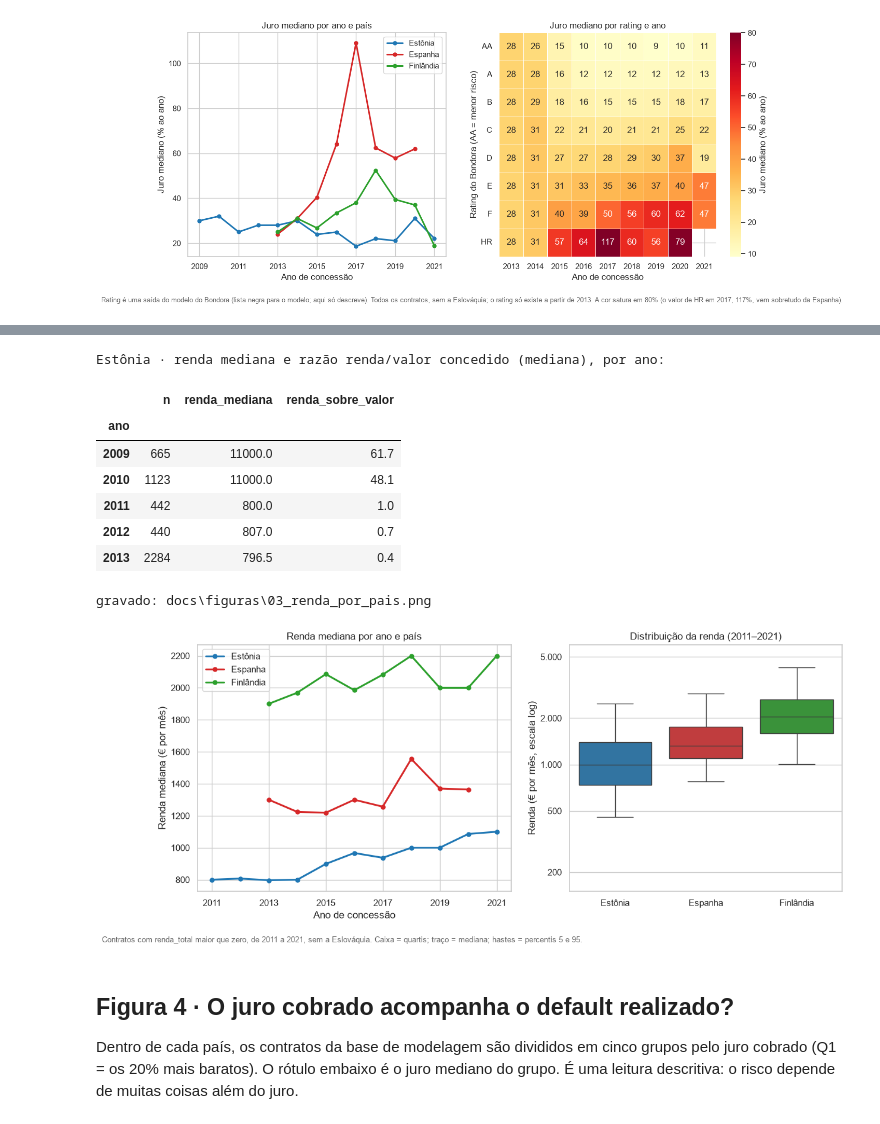
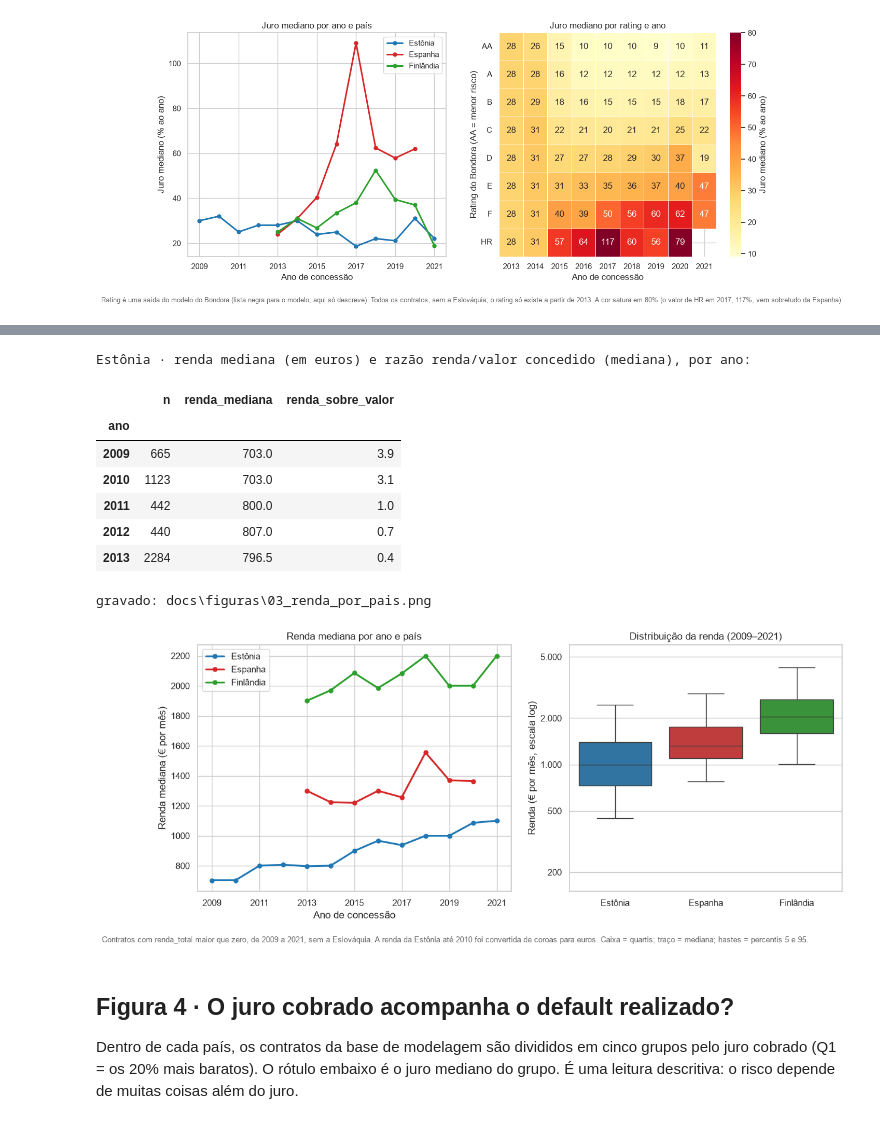
Before and after one commit to yaMimis/Auditor-Project, a Jupyter notebook: notebooks/dados/01_eda.ipynb, the cells around one changed output, grey strips where cells are left out. Drawn from its saved outputs; the diff is of its cells as text; code cells hidden in the pictures.

```diff
--- a/notebooks/dados/01_eda.ipynb
+++ b/notebooks/dados/01_eda.ipynb
@@ -177,46 +191,45 @@ O dicionário do Bondora precisa confirmar.
 # %%
 rend = base[base['renda_total'] > 0]
 ee = rend[rend['pais'] == 'EE']
-print('Estônia · renda mediana e razão renda/valor concedido (mediana), por ano:')
+print('Estônia · renda mediana (em euros) e razão renda/valor concedido (mediana), por ano:')
 display(ee[ee['ano'] <= 2013].groupby('ano').agg(
     n=('renda_total', 'size'), renda_mediana=('renda_total', 'median'),
     renda_sobre_valor=('renda_total', lambda s: (s / ee.loc[s.index, 'valor_concedido']).median())).round(1))
 
-r2 = rend[rend['ano'] >= 2011]
-mediana_renda = r2.groupby(['ano', 'pais'])['renda_total'].median().unstack()
+mediana_renda = rend.groupby(['ano', 'pais'])['renda_total'].median().unstack()
 
 fig, (ax1, ax2) = plt.subplots(1, 2, figsize=(14, 5.4), gridspec_kw={'width_ratios': [1.15, 1]})
 for p in PAISES:
     ax1.plot(mediana_renda.index, mediana_renda[p], color=CORES[p], lw=2.2, marker='o', ms=5, label=NOMES[p])
 ax1.set(xlabel='Ano de concessão', ylabel='Renda mediana (€ por mês)', title='Renda mediana por ano e país')
-ax1.set_xticks(range(2011, 2022, 2))
+ax1.set_xticks(range(2009, 2022, 2))
 ax1.legend(frameon=True)
 
-sns.boxplot(data=r2, x='pais', y='renda_total', order=PAISES, hue='pais', palette=CORES,
+sns.boxplot(data=rend, x='pais', y='renda_total', order=PAISES, hue='pais', palette=CORES,
             legend=False, showfliers=False, whis=(5, 95), ax=ax2)
 ax2.set_yscale('log')
 ax2.set_ylim(150, 6000)
 ax2.set_yticks([200, 500, 1000, 2000, 5000])
 ax2.yaxis.set_major_formatter(mtick.FuncFormatter(lambda x, _: f'{x:,.0f}'.replace(',', '.')))
 ax2.minorticks_off()
 ax2.set_xticks(range(3))
 ax2.set_xticklabels([NOMES[p] for p in PAISES])
-ax2.set(xlabel='', ylabel='Renda (€ por mês, escala log)', title='Distribuição da renda (2011–2021)')
-rodape(fig, 'Contratos com renda_total maior que zero, de 2011 a 2021, sem a Eslováquia. '
-            'Caixa = quartis; traço = mediana; hastes = percentis 5 e 95.')
+ax2.set(xlabel='', ylabel='Renda (€ por mês, escala log)', title='Distribuição da renda (2009–2021)')
+rodape(fig, 'Contratos com renda_total maior que zero, de 2009 a 2021, sem a Eslováquia. A renda da Estônia até 2010 foi convertida de coroas '
+            'para euros. Caixa = quartis; traço = mediana; hastes = percentis 5 e 95.')
 salvar(fig, '03_renda_por_pais')
 plt.show()
 # %% [output]
-Estônia · renda mediana e razão renda/valor concedido (mediana), por ano:
+Estônia · renda mediana (em euros) e razão renda/valor concedido (mediana), por ano:
 |  | n | renda_mediana | renda_sobre_valor |
 | ano |  |  |  |
-| 2009 | 665 | 11000.0 | 61.7 |
-| 2010 | 1123 | 11000.0 | 48.1 |
+| 2009 | 665 | 703.0 | 3.9 |
+| 2010 | 1123 | 703.0 | 3.1 |
 | 2011 | 442 | 800.0 | 1.0 |
 | 2012 | 440 | 807.0 | 0.7 |
 | 2013 | 2284 | 796.5 | 0.4 |
 gravado: docs\figuras\03_renda_por_pais.png
-[figure, old version]
+[figure, new version]
 # %% [markdown]
 ## Figura 4 · O juro cobrado acompanha o default realizado?
 
```
Also changed, not shown: parts of 20 cells of this notebook, 10 other files.
